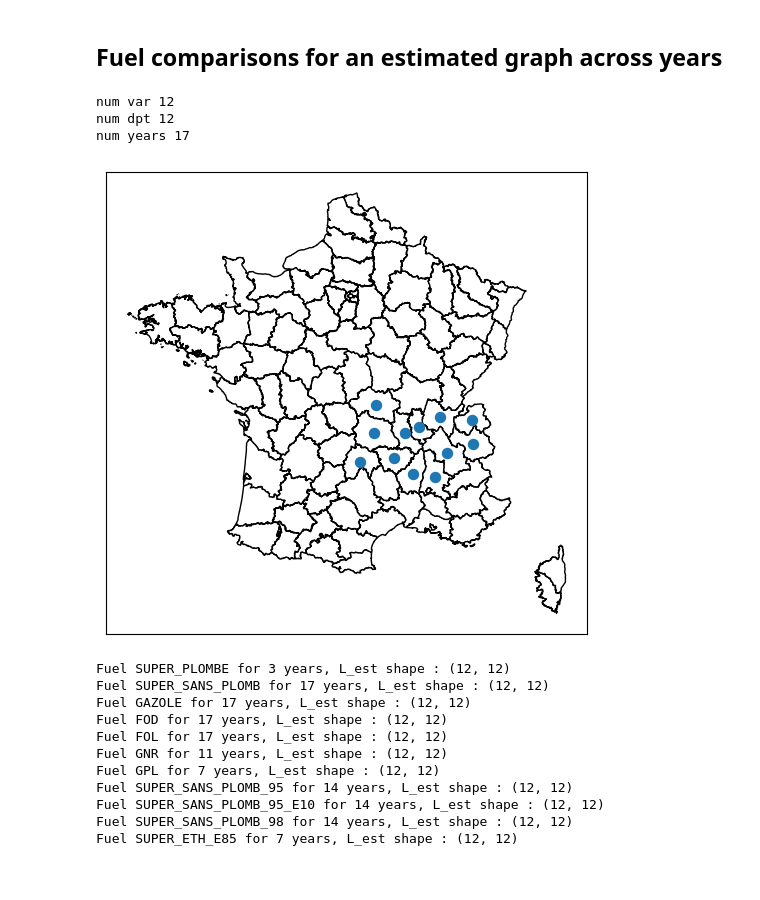
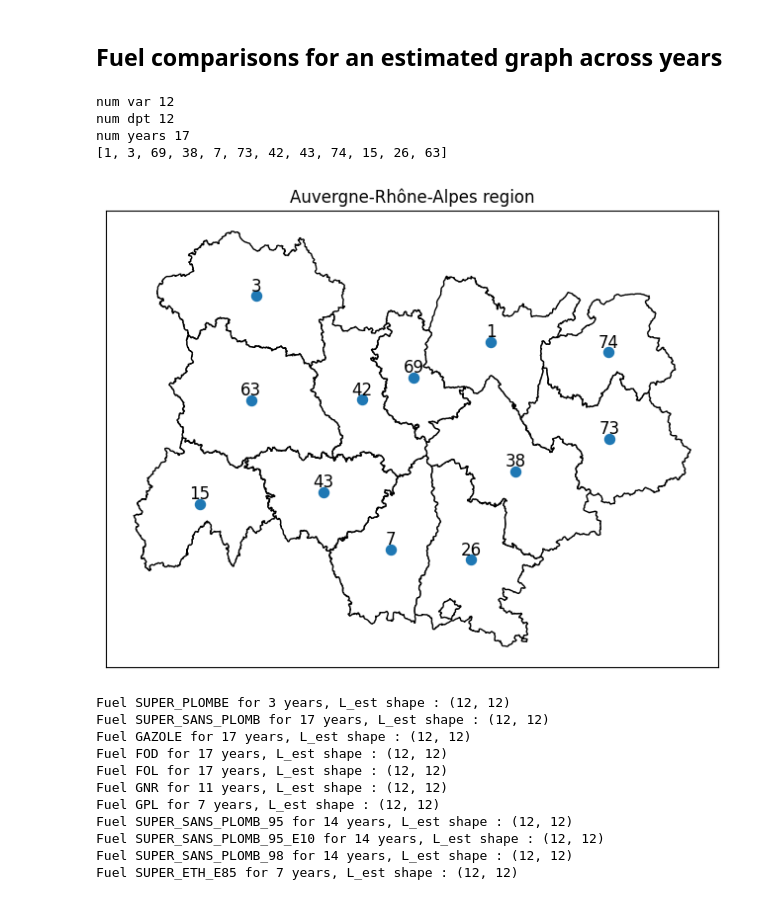
Before and after one commit to MathildeDupouy/learnGraph, a Jupyter notebook: scripts/realData_analyse_data.ipynb, the cells around one changed output. Saved outputs shown, nothing was run; the diff lists cells and outputs as text; code cells hidden in the pictures.

Commit message:
magnifying plots

```diff
--- a/scripts/realData_analyse_data.ipynb
+++ b/scripts/realData_analyse_data.ipynb
@@ -62,18 +62,19 @@ plot_graph_department(fuel_data.graph, samples_2005[:, 0])
 # %%
 #Load data
 region_ARA = [1, 3, 7, 15, 26, 38, 42, 43, 63, 69, 73, 74] #dpt region Auvergne Rhones Alpes
 fuel_data_ARA = Fuel_data('../__data/Donnees-annuelles-de-consommation-de-produits-petroliers-par-departement-France-metropol.2022-09.csv')
 fuel_data_ARA.truncate(dpt_to_keep=region_ARA)
 print("num var", fuel_data_ARA.num_fuel)
 print("num dpt", fuel_data_ARA.num_dpt)
 print("num years", fuel_data_ARA.num_years)
 fuel_data_ARA.generate_graph()
-plot_graph_department(fuel_data_ARA.graph)
+plot_graph_department(fuel_data_ARA.graph, plot_labels=True, title="Auvergne-Rhône-Alpes region")
 # %% [output]
 num var 12
 num dpt 12
 num years 17
+[1, 3, 69, 38, 7, 73, 42, 43, 74, 15, 26, 63]
-[figure, old version]
+[figure, new version]
 # %%
 # Solver
 # Solver parameters
```
Also changed, not shown: parts of 3 cells of this notebook, 1 other file.
